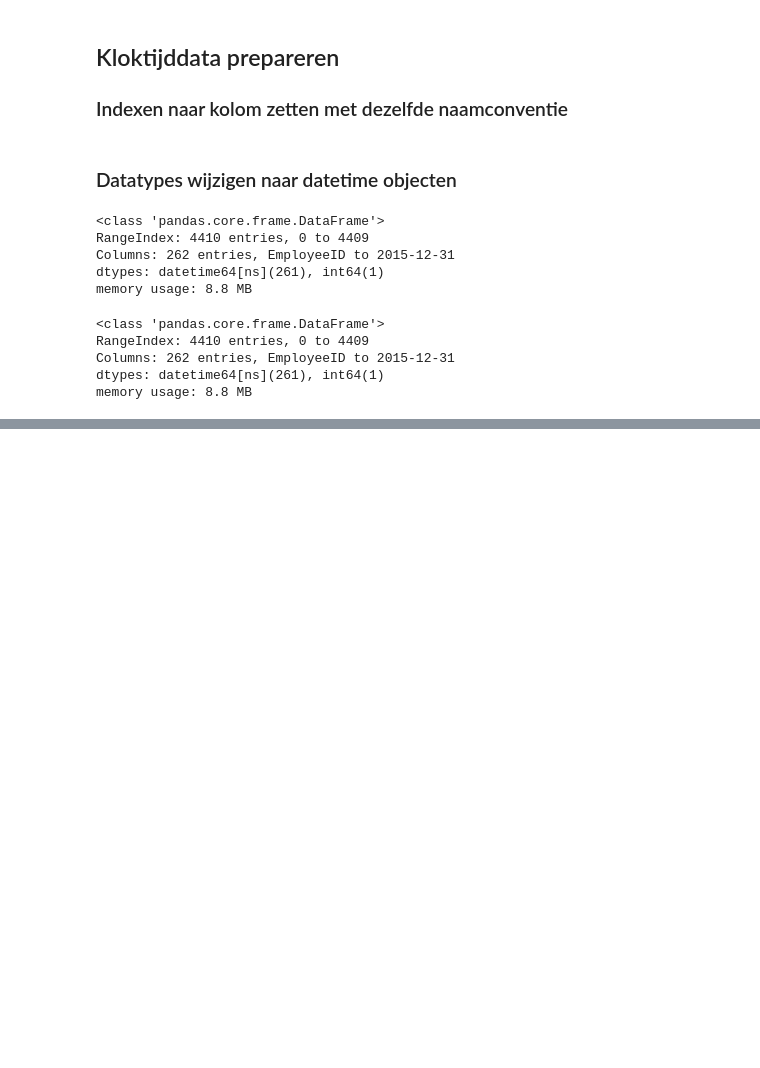
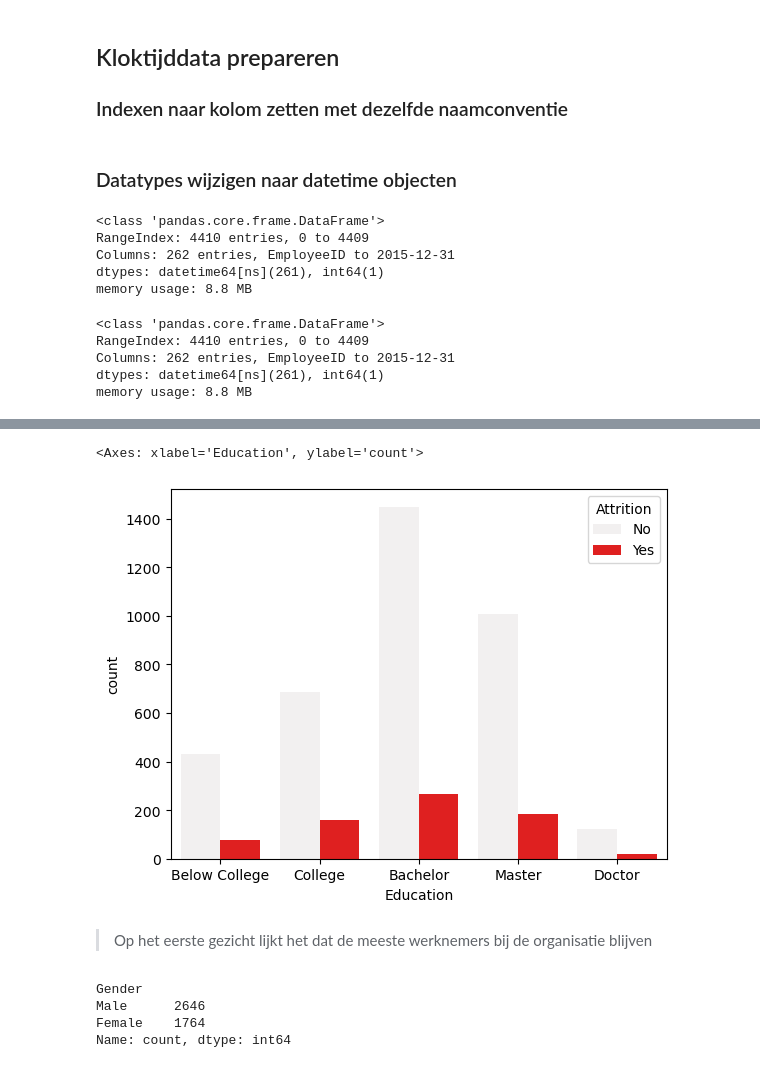
Before and after one commit to SevenNightsDarkCrow/Business_Analytics_I-HR, a Jupyter notebook: Notebooks/Onderzoek.ipynb, the cells around one changed output, grey strips where cells are left out. Cells and saved outputs as stored; diff of their text form; code cells hidden in the pictures; blank space fills up the shorter version.

```diff
--- a/Notebooks/Onderzoek.ipynb
+++ b/Notebooks/Onderzoek.ipynb
@@ -370,20 +426,17 @@ Unique values: ['Married' 'Single' 'Divorced']
 ### Kolommen met object dtype omzetten naar category voor nominale data
 # %%
 # Selecteer alle kolommen met dtype object
-object_columns = data_subset.select_dtypes(include='object').columns
+object_columns = data_subset_cat.select_dtypes(include='object').columns
 
 # Omzetten naar dtype category
-data_subset[object_columns] = data_subset[object_columns].astype('category')
+data_subset_cat[object_columns] = data_subset_cat[object_columns].astype('category')
 
 # Unieke waarden van categorische data
-for column in data_subset.select_dtypes(include='category').columns:       # Selecteer alle kolommen met category dtype
-    unique_values = data_subset[column].unique()                           # Selecteer alle unieke waarden van de kolom
+for column in data_subset_cat.select_dtypes(include='category').columns:       # Selecteer alle kolommen met category dtype
+    unique_values = data_subset_cat[column].unique()                           # Selecteer alle unieke waarden van de kolom
     print(                                                                 # Print de kolomnaam en unieke waarden
         f"Column: {column}\nUnique values: {unique_values}\n"
         )
-
-# List van categorische kolommen
-categorical_columns = data_subset.select_dtypes(include='category').columns
 # %% [output]
 Column: Attrition
 Unique values: ['No', 'Yes']
@@ -536,0 +689,19 @@ memory usage: 8.8 MB
+# %%
+sns.countplot(
+    data=data_subset_cat,
+    x= data_subset_cat["Education"],
+    hue="Attrition",
+    color="red"
+    )
+# %% [output]
+<Axes: xlabel='Education', ylabel='count'>
+[figure, added]
+# %% [markdown]
+> Op het eerste gezicht lijkt het dat de meeste werknemers bij de organisatie blijven
+# %%
+data_subset_cat["Gender"].value_counts()
+# %% [output]
+Gender
+Male      2646
+Female    1764
+Name: count, dtype: int64
```
Also changed, not shown: parts of 21 cells of this notebook.
